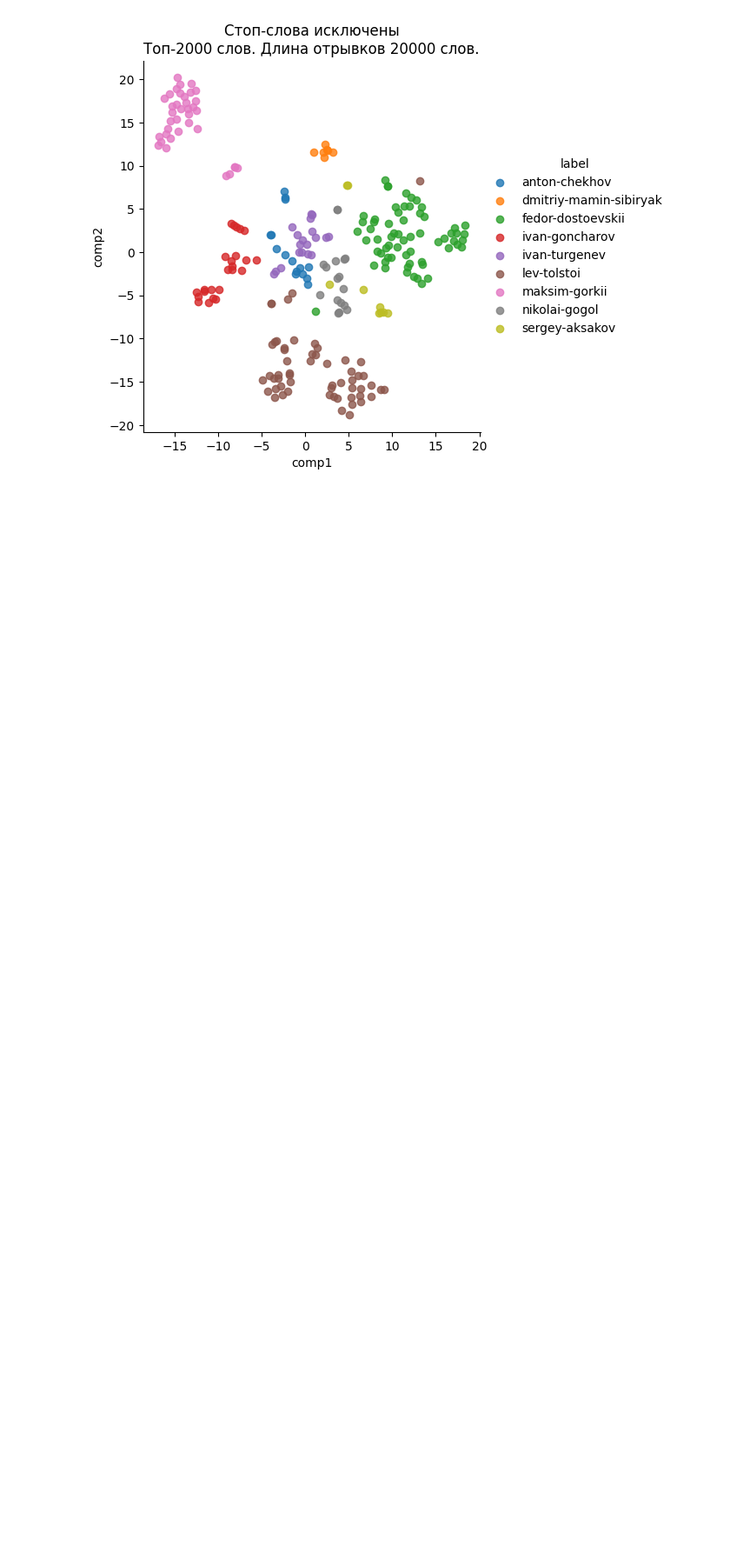
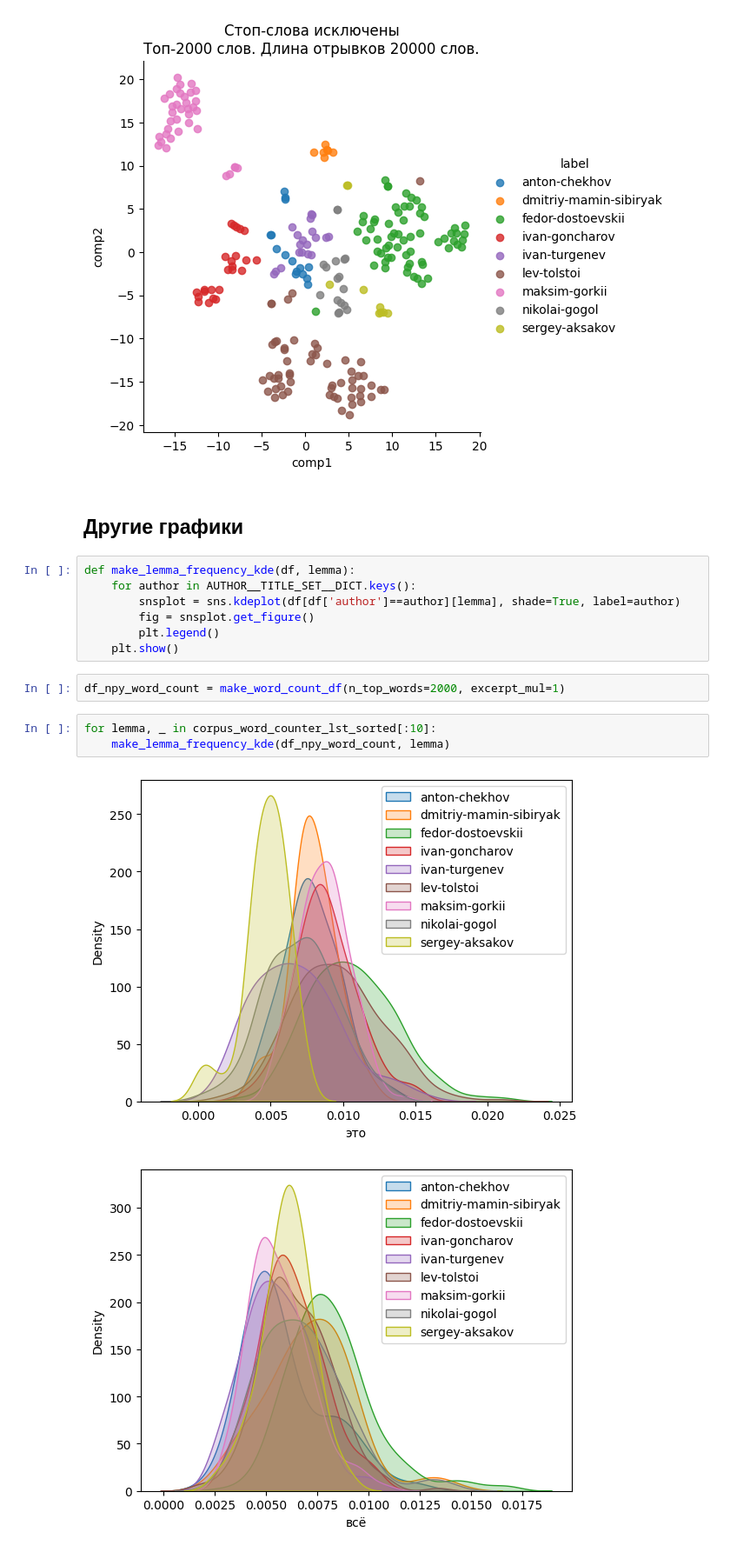
Before and after one commit to ksGrom/author_id, a Jupyter notebook: Kirill/Анализ_текстов_Слова.ipynb, the cells around one changed output. Shown at 87% size. Saved outputs shown, nothing was run; the diff lists cells and outputs as text; blank space fills up the shorter version.

```diff
--- a/Kirill/Анализ_текстов_Слова.ipynb
+++ b/Kirill/Анализ_текстов_Слова.ipynb
@@ -141,3 +141,20 @@ for n_top_words, excerpt_mul in variants:
 [figure]
 [figure]
 [figure]
+# %% [markdown]
+## Другие графики
+# %%
+def make_lemma_frequency_kde(df, lemma):
+    for author in AUTHOR__TITLE_SET__DICT.keys():
+        snsplot = sns.kdeplot(df[df['author']==author][lemma], shade=True, label=author)
+        fig = snsplot.get_figure()
+        plt.legend()
+    plt.show()
+# %%
+df_npy_word_count = make_word_count_df(n_top_words=2000, excerpt_mul=1)
+# %%
+for lemma, _ in corpus_word_counter_lst_sorted[:10]:
+    make_lemma_frequency_kde(df_npy_word_count, lemma)
+# %% [output]
+[figure, added]
+[figure, added]
```
Also changed, not shown: parts of 3 cells of this notebook.
